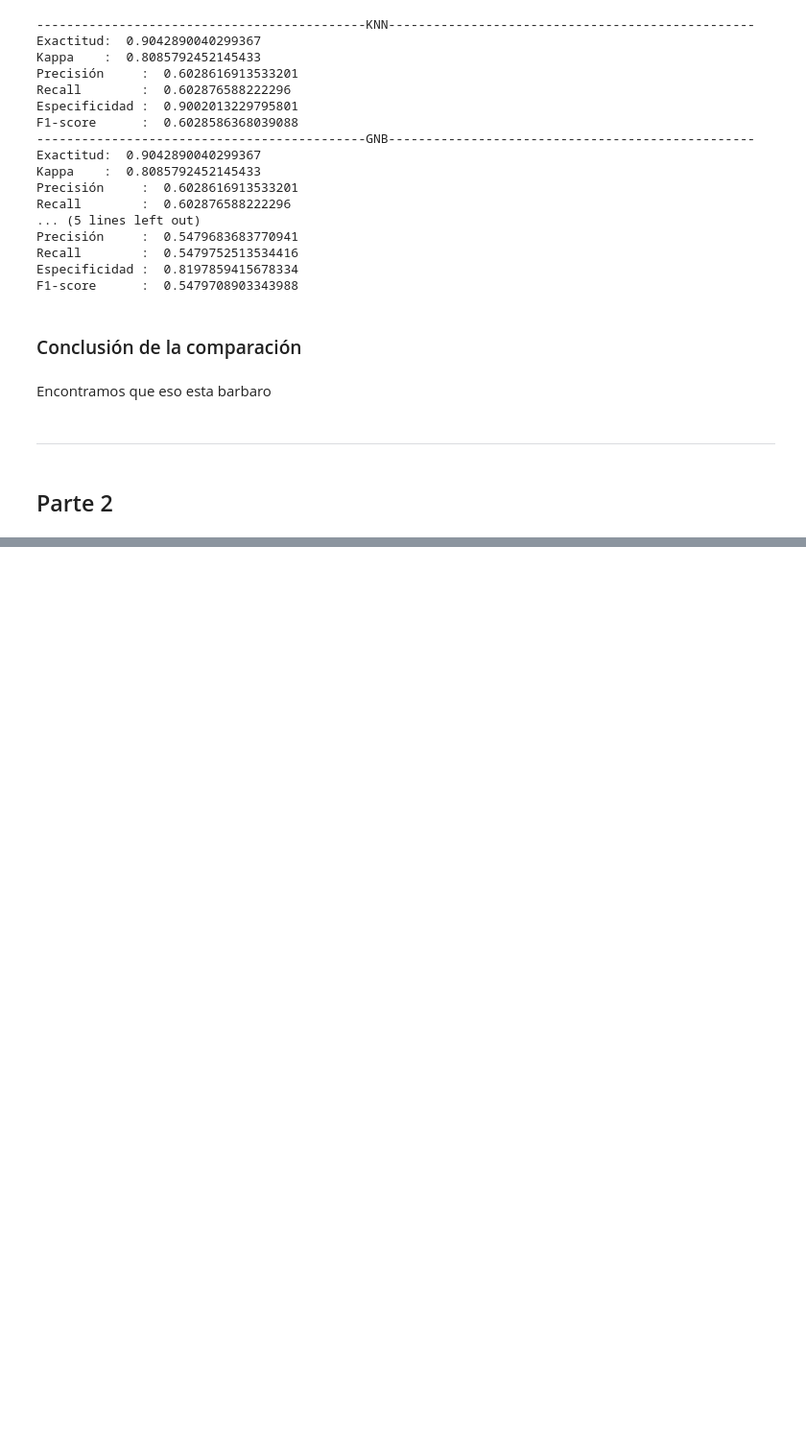
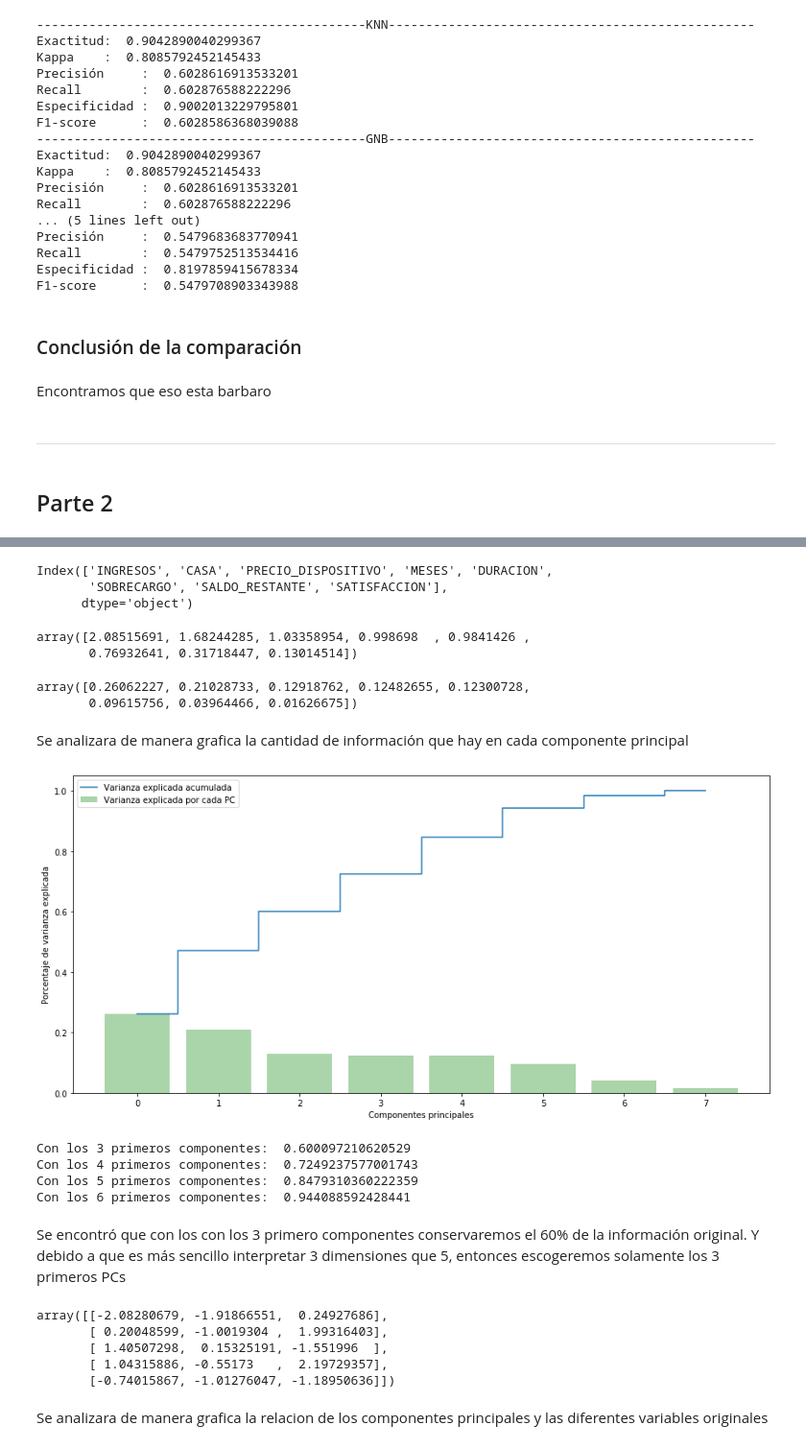
Before and after one commit to Jaiver2012/FinalAnalitica, a Jupyter notebook: Untitled.ipynb, the cells around one changed output, grey strips where cells are left out. Shown at 96% size. Saved outputs shown, nothing was run; the diff lists cells and outputs as text; code cells hidden in the pictures; blank space fills up the shorter version.

```diff
--- a/Untitled.ipynb
+++ b/Untitled.ipynb
@@ -489,0 +505,2 @@ Encontramos que eso esta barbaro
+# %%
+data2= data2.drop(['ESTADO'],axis=1)
@@ -489,0 +518,2 @@ Encontramos que eso esta barbaro
+# %%
+dataStd = pd.DataFrame(preprocessing.scale(data2))
@@ -489,0 +531,3 @@ Encontramos que eso esta barbaro
+# %%
+pca = PCA()
+pca.fit(dataStd)
@@ -489,0 +557,18 @@ Encontramos que eso esta barbaro
+# %%
+data2.columns
+# %% [output]
+Index(['INGRESOS', 'CASA', 'PRECIO_DISPOSITIVO', 'MESES', 'DURACION',
+       'SOBRECARGO', 'SALDO_RESTANTE', 'SATISFACCION'],
+      dtype='object')
+# %%
+pca.explained_variance_
+# %% [output]
+array([2.08515691, 1.68244285, 1.03358954, 0.998698  , 0.9841426 ,
+       0.76932641, 0.31718447, 0.13014514])
+# %%
+var_exp=pca.explained_variance_ratio_ # varianza explicada por cada PC
+cum_var_exp = np.cumsum(var_exp) # varianza acumulada por los primeros n PCs
+var_exp
+# %% [output]
+array([0.26062227, 0.21028733, 0.12918762, 0.12482655, 0.12300728,
+       0.09615756, 0.03964466, 0.01626675])
@@ -489,0 +577,24 @@ Encontramos que eso esta barbaro
+# %% [markdown]
+Se analizara de manera grafica la cantidad de información que hay en cada componente principal
+# %%
+plt.figure(figsize=(15, 7))
+plt.bar(range(len(var_exp)), var_exp, alpha=0.3333, align='center', label='Varianza explicada por cada PC', color = 'g')
+plt.step(range(len(cum_var_exp)), cum_var_exp, where='mid',label='Varianza explicada acumulada')
+plt.ylabel('Porcentaje de varianza explicada')
+plt.xlabel('Componentes principales')
+plt.legend(loc='best')
+plt.show()
+# %% [output]
+[figure, added]
+# %%
+print("Con los 3 primeros componentes: ",np.sum(pca.explained_variance_ratio_[0:3]))
+print("Con los 4 primeros componentes: ",np.sum(pca.explained_variance_ratio_[0:4]))
+print("Con los 5 primeros componentes: ",np.sum(pca.explained_variance_ratio_[0:5]))
+print("Con los 6 primeros componentes: ",np.sum(pca.explained_variance_ratio_[0:6]))
+# %% [output]
+Con los 3 primeros componentes:  0.600097210620529
+Con los 4 primeros componentes:  0.7249237577001743
+Con los 5 primeros componentes:  0.8479310360222359
+Con los 6 primeros componentes:  0.944088592428441
+# %% [markdown]
+Se encontró que con los con los 3 primero componentes conservaremos el 60% de la información original. Y debido a que es más sencillo interpretar 3 dimensiones que 5, entonces escogeremos solamente los 3 primeros PCs
@@ -489,0 +603,10 @@ Encontramos que eso esta barbaro
+# %%
+dataPca[0:5]
+# %% [output]
+array([[-2.08280679, -1.91866551,  0.24927686],
+       [ 0.20048599, -1.0019304 ,  1.99316403],
+       [ 1.40507298,  0.15325191, -1.551996  ],
+       [ 1.04315886, -0.55173   ,  2.19729357],
+       [-0.74015867, -1.01276047, -1.18950636]])
+# %% [markdown]
+Se analizara de manera grafica la relacion de los componentes principales y las diferentes variables originales
```
Also changed, not shown: parts of 19 cells of this notebook.
